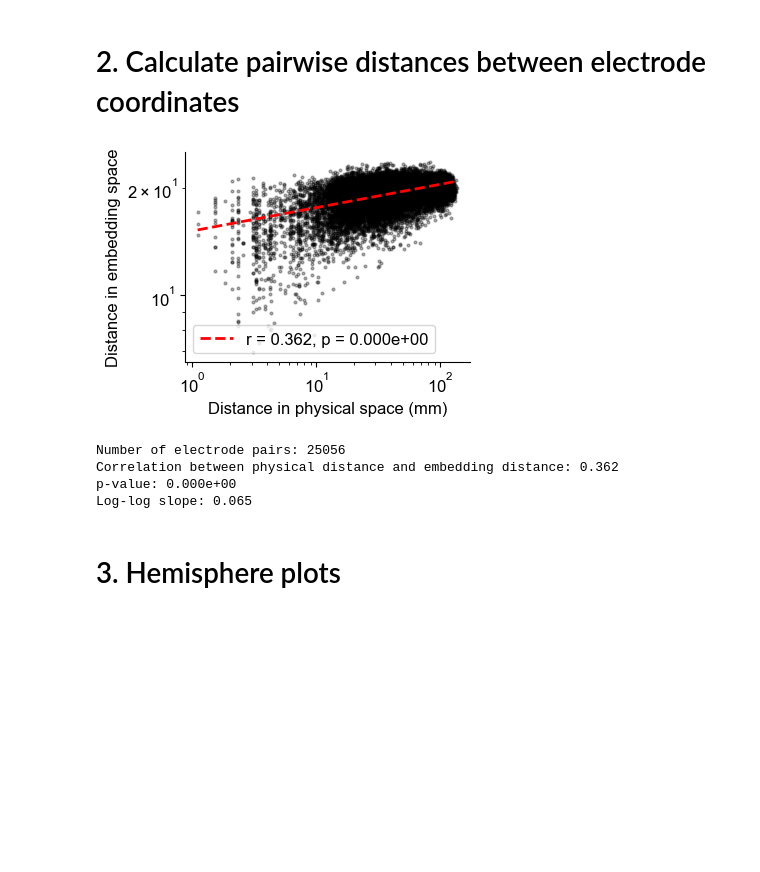
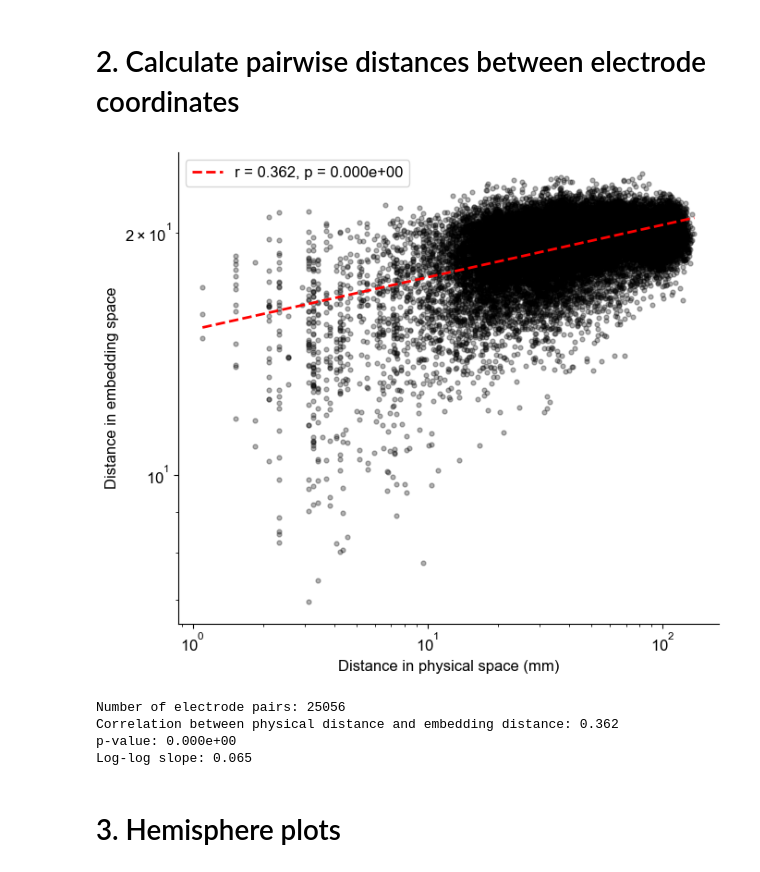
Before and after one commit to azaho/bfm, a Jupyter notebook: paper_figures/F5_electrode_embeddings/exp_corr_distance_electrodes.ipynb, the cells around one changed output. Cells and saved outputs as stored; diff of their text form; code cells hidden in the pictures; blank space fills up the shorter version.

```diff
--- a/paper_figures/F5_electrode_embeddings/exp_corr_distance_electrodes.ipynb
+++ b/paper_figures/F5_electrode_embeddings/exp_corr_distance_electrodes.ipynb
@@ -151,8 +151,8 @@ pairwise_embedding_distances = np.array(pairwise_embedding_distances)
 correlation, p_value = pearsonr(pairwise_distances, pairwise_embedding_distances)
 
 # Create the log-log scatter plot
-plt.figure(figsize=(4, 3))
-plt.loglog(pairwise_distances, pairwise_embedding_distances, 'o', color='black', alpha=0.3, markersize=2)
+plt.figure(figsize=(7, 6))
+plt.loglog(pairwise_distances, pairwise_embedding_distances, 'o', color='black', alpha=0.3, markersize=3.5)
 plt.xlabel('Distance in physical space (mm)')
 plt.ylabel('Distance in embedding space')
 
@@ -161,34 +161,34 @@ log_distances = np.log(pairwise_distances)
 log_embedding_distances = np.log(pairwise_embedding_distances)
 z = np.polyfit(log_distances, log_embedding_distances, 1)
 p = np.poly1d(z)
 
 # Create x points for the trend line
 x_log = np.linspace(min(log_distances), max(log_distances), 100)
 x = np.exp(x_log)
 y = np.exp(p(x_log))
 
 plt.loglog(x, y, "r--", alpha=1.0, linewidth=2, label=f'r = {correlation:.3f}, p = {p_value:.3e}')
 plt.legend()
 
 # Set x-ticks to specific values
 #yticks = np.arange(0.4, 1.1, 0.2)
 #plt.yticks(yticks, labels=[f'{y:.1f}' for y in yticks])
 
 # Remove top and right axes borders
 ax = plt.gca()
 ax.spines['top'].set_visible(False)
 ax.spines['right'].set_visible(False)
 
 plt.tight_layout()
 plt.savefig(f'paper_figures/F5_electrode_embeddings/loglog_correlation_distance_electrodes_{model_dirname}.pdf', bbox_inches='tight', dpi=300)
 plt.show()
 
 print(f"Number of electrode pairs: {len(pairwise_distances)}")
 print(f"Correlation between physical distance and embedding distance: {correlation:.3f}")
 print(f"p-value: {p_value:.3e}")
 print(f"Log-log slope: {z[0]:.3f}")
 # %% [output]
-[figure, old version]
+[figure, new version]
 Number of electrode pairs: 25056
 Correlation between physical distance and embedding distance: 0.362
 p-value: 0.000e+00
```
